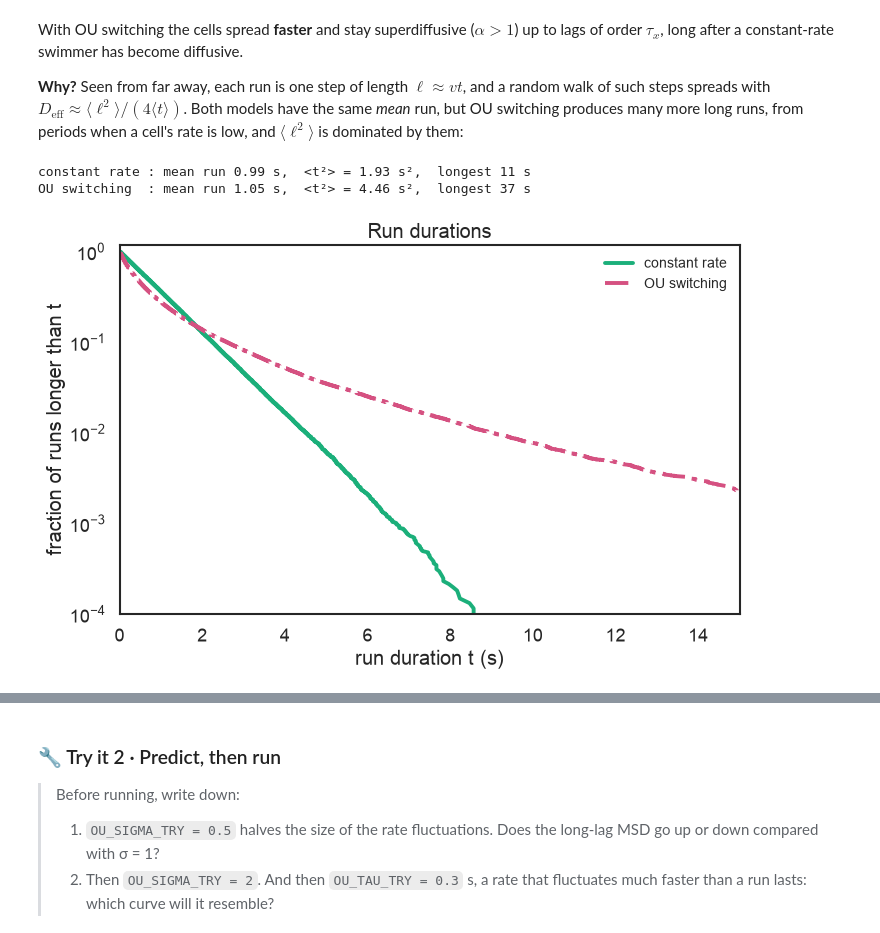
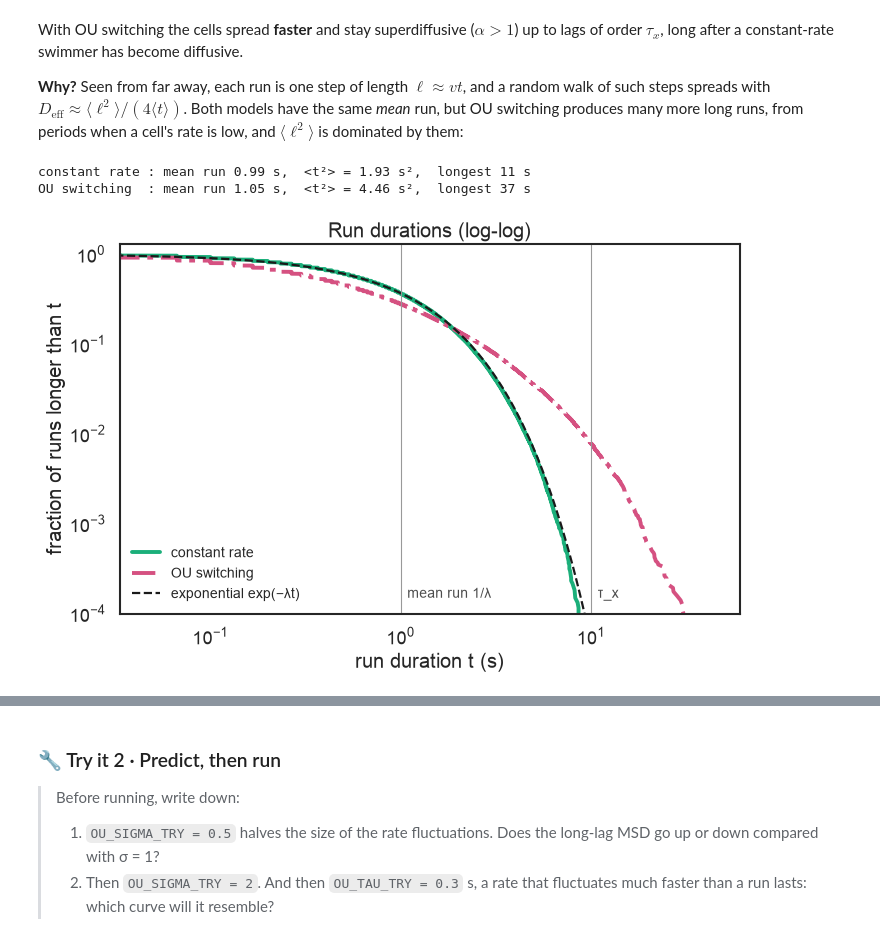
Before and after one commit to emonetlab/random_walk, a Jupyter notebook: notebooks/NB2_msd.ipynb, the cells around one changed output, grey strips where cells are left out. Drawn from its saved outputs; the diff is of its cells as text; code cells hidden in the pictures.

```diff
--- a/notebooks/NB2_msd.ipynb
+++ b/notebooks/NB2_msd.ipynb
@@ -176,17 +181,22 @@ With OU switching the cells spread **faster** and stay superdiffusive ($\alpha>1
 # %%
 _, events_rt, _ = sim.simulate_run_tumble(BATCH, T, FPS, rng, **SWIM)
 runs = {"constant rate": an.run_durations(events_rt, FPS), "OU switching": an.run_durations(events_ou, FPS)}
 
 fig, ax = plt.subplots(figsize=(10, 6))
 for (label, r), key in zip(runs.items(), ["run_tumble", "ou"]):
     ts = np.sort(r)
-    ax.semilogy(ts, 1 - np.arange(len(ts)) / len(ts), lw=3.5, label=label, **STYLE[key])
+    ax.loglog(ts, 1 - np.arange(len(ts)) / len(ts), lw=3.5, label=label, **STYLE[key])
     print(f"{label:14s}: mean run {r.mean():.2f} s,  <t²> = {np.mean(r**2):.2f} s²,  longest {r.max():.0f} s")
-ax.set(xlabel="run duration t (s)", ylabel="fraction of runs longer than t", xlim=(0, 15), ylim=(1e-4, 1.2),
-       title="Run durations")
+t_ref = np.logspace(-1.5, 1.8, 200)
+ax.plot(t_ref, np.exp(-LAM * t_ref), ls="--", label="exponential exp(−λt)", **THEORY_KW)
+for x, name in [(1 / LAM, "mean run 1/λ"), (OU_TAU, "τ_x")]:
+    ax.axvline(x, color="0.6", lw=1)
+    ax.text(x * 1.08, 1.5e-4, name, fontsize="x-small", color="0.3")
+ax.set(xlim=(1 / FPS, 60), ylim=(1e-4, 1.3), xlabel="run duration t (s)", ylabel="fraction of runs longer than t",
+       title="Run durations (log-log)")
 ax.legend(fontsize="x-small")
 plt.show()
 # %% [output]
 constant rate : mean run 0.99 s,  <t²> = 1.93 s²,  longest 11 s
 OU switching  : mean run 1.05 s,  <t²> = 4.46 s²,  longest 37 s
-[figure, old version]
+[figure, new version]
```
Also changed, not shown: parts of 7 cells of this notebook, 4 other files.
